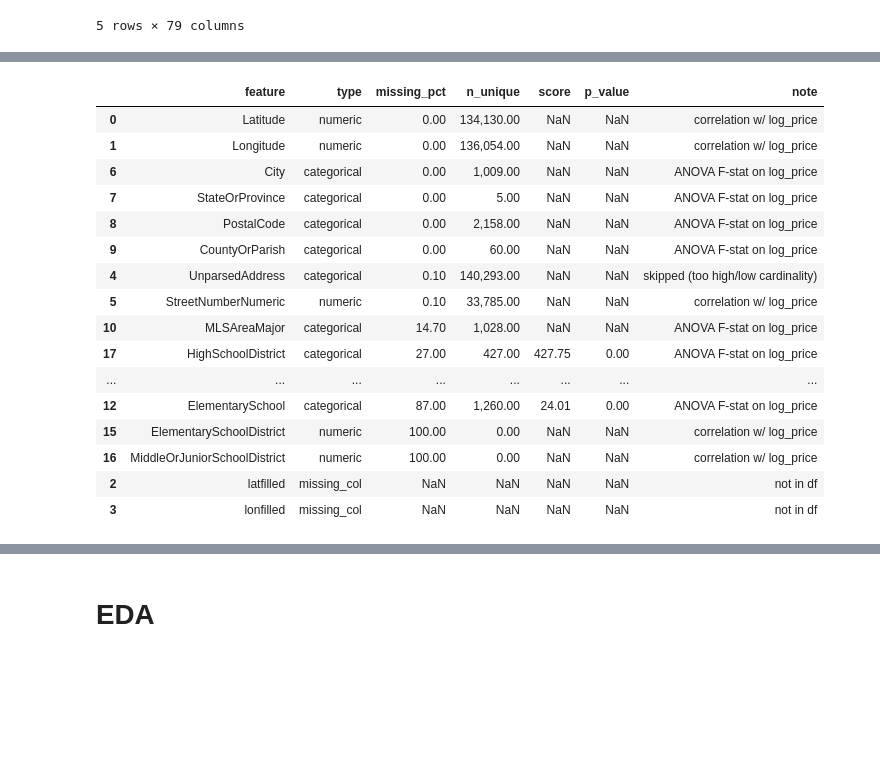
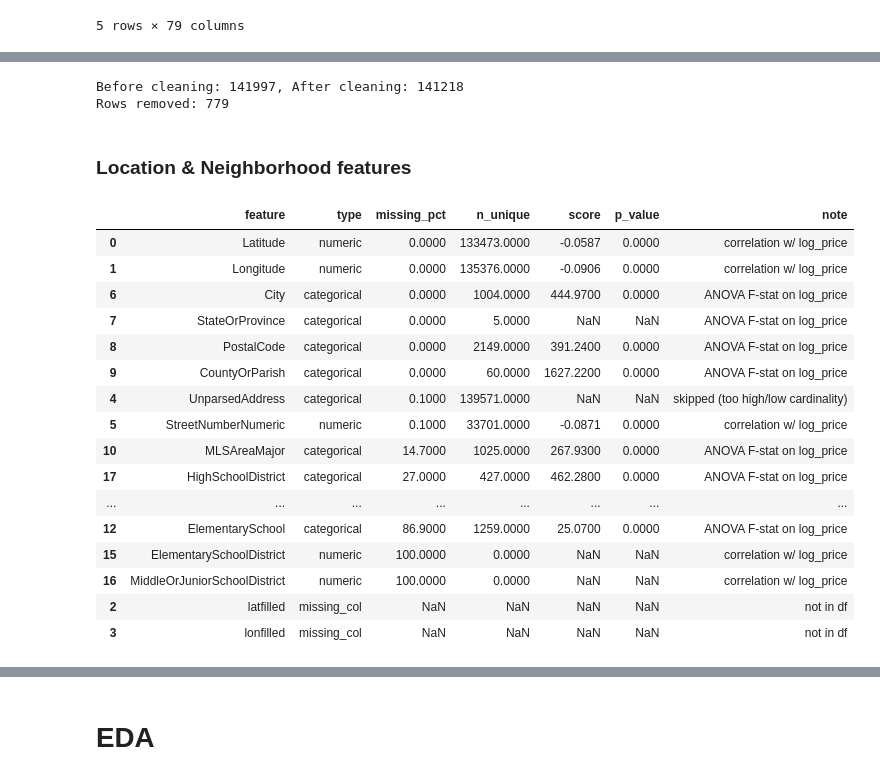
Before and after one commit to rsm-coc015/idx-exchange, a Jupyter notebook: 01_exploration.ipynb, the cells around one changed output, grey strips where cells are left out. Cells and saved outputs as stored; diff of their text form; code cells hidden in the pictures; blank space fills up the shorter version.

```diff
--- a/01_exploration.ipynb
+++ b/01_exploration.ipynb
@@ -57,0 +145,10 @@ Name: count, dtype: int64
+# %%
+pd.set_option("display.float_format", "{:.4f}".format)
+df["price_ratio"] = df["ClosePrice"] / df["ListPrice"]
+
+print(df["price_ratio"].describe())
+print(
+    df["price_ratio"].quantile(
+        [0.0001, 0.0005, 0.001, 0.005, 0.01, 0.5, 0.99, 0.995, 0.999, 0.9995, 0.9999]
+    )
+)
@@ -58,10 +173,20 @@ Name: count, dtype: int64
+# %%
+lower_cap = df["price_ratio"].quantile(0.005)  # 0.79
+upper_cap = df["price_ratio"].quantile(0.9995)  # 1.97
+
+# Filter out remaining anomalies
+df_clean = df[
+    (df["price_ratio"] >= lower_cap) & (df["price_ratio"] <= upper_cap)
+].copy()
+
+print(f"Before cleaning: {len(df)}, After cleaning: {len(df_clean)}")
+print(f"Rows removed: {len(df) - len(df_clean)}")
+# %% [output]
+Before cleaning: 141997, After cleaning: 141218
+Rows removed: 779
+# %% [markdown]
+### Location & Neighborhood features
 # %%
-import numpy as np
-from scipy import stats
-
-target = "ClosePrice"
-df["log_price"] = np.log(df[target])
-
 location_features = [
     "Latitude",
     "Longitude",
@@ -86,7 +211,7 @@ location_features = [
 results = []
 
 for col in location_features:
-    if col not in df.columns:
+    if col not in df_clean.columns:
         results.append(
             {
                 "feature": col,
@@ -99,12 +224,11 @@ for col in location_features:
         )
         continue
 
-    missing_pct = df[col].isna().mean() * 100
-    n_unique = df[col].nunique(dropna=True)
+    missing_pct = df_clean[col].isna().mean() * 100
+    n_unique = df_clean[col].nunique(dropna=True)
 
-    if pd.api.types.is_numeric_dtype(df[col]):
-        # 數值型：跟 log_price 的相關係數
-        valid = df[[col, "log_price"]].dropna()
+    if pd.api.types.is_numeric_dtype(df_clean[col]):
+        valid = df_clean[[col, "log_price"]].dropna()
         if len(valid) > 10:
             corr, p = stats.pearsonr(valid[col], valid["log_price"])
         else:
@@ -121,8 +245,7 @@ for col in location_features:
             }
         )
     else:
-        # 類別型：ANOVA F-test 看組間價格差異是否顯著
-        valid = df[[col, "log_price"]].dropna()
+        valid = df_clean[[col, "log_price"]].dropna()
         if n_unique < 2 or n_unique > 5000 or len(valid) < 30:
             results.append(
                 {
@@ -131,46 +254,46 @@ for col in location_features:
                     "missing_pct": round(missing_pct, 1),
                     "n_unique": n_unique,
                     "score": None,
                     "p_value": None,
                     "note": "skipped (too high/low cardinality)",
                 }
             )
             continue
         groups = [g["log_price"].values for _, g in valid.groupby(col) if len(g) >= 5]
         if len(groups) < 2:
             f_stat, p = np.nan, np.nan
         else:
             f_stat, p = stats.f_oneway(*groups)
         results.append(
             {
                 "feature": col,
                 "type": "categorical",
                 "missing_pct": round(missing_pct, 1),
                 "n_unique": n_unique,
                 "score": round(f_stat, 2) if pd.notna(f_stat) else None,
                 "p_value": p,
                 "note": "ANOVA F-stat on log_price",
             }
         )
 
 result_df = pd.DataFrame(results).sort_values("missing_pct")
 pd.set_option("display.max_rows", None)
 result_df
 # %% [output]
 |  | feature | type | missing_pct | n_unique | score | p_value | note |
-| 0 | Latitude | numeric | 0.00 | 134,130.00 | NaN | NaN | correlation w/ log_price |
-| 1 | Longitude | numeric | 0.00 | 136,054.00 | NaN | NaN | correlation w/ log_price |
-| 6 | City | categorical | 0.00 | 1,009.00 | NaN | NaN | ANOVA F-stat on log_price |
-| 7 | StateOrProvince | categorical | 0.00 | 5.00 | NaN | NaN | ANOVA F-stat on log_price |
-| 8 | PostalCode | categorical | 0.00 | 2,158.00 | NaN | NaN | ANOVA F-stat on log_price |
-| 9 | CountyOrParish | categorical | 0.00 | 60.00 | NaN | NaN | ANOVA F-stat on log_price |
-| 4 | UnparsedAddress | categorical | 0.10 | 140,293.00 | NaN | NaN | skipped (too high/low cardinality) |
-| 5 | StreetNumberNumeric | numeric | 0.10 | 33,785.00 | NaN | NaN | correlation w/ log_price |
-| 10 | MLSAreaMajor | categorical | 14.70 | 1,028.00 | NaN | NaN | ANOVA F-stat on log_price |
-| 17 | HighSchoolDistrict | categorical | 27.00 | 427.00 | 427.75 | 0.00 | ANOVA F-stat on log_price |
+| 0 | Latitude | numeric | 0.0000 | 133473.0000 | -0.0587 | 0.0000 | correlation w/ log_price |
+| 1 | Longitude | numeric | 0.0000 | 135376.0000 | -0.0906 | 0.0000 | correlation w/ log_price |
+| 6 | City | categorical | 0.0000 | 1004.0000 | 444.9700 | 0.0000 | ANOVA F-stat on log_price |
+| 7 | StateOrProvince | categorical | 0.0000 | 5.0000 | NaN | NaN | ANOVA F-stat on log_price |
+| 8 | PostalCode | categorical | 0.0000 | 2149.0000 | 391.2400 | 0.0000 | ANOVA F-stat on log_price |
+| 9 | CountyOrParish | categorical | 0.0000 | 60.0000 | 1627.2200 | 0.0000 | ANOVA F-stat on log_price |
+| 4 | UnparsedAddress | categorical | 0.1000 | 139571.0000 | NaN | NaN | skipped (too high/low cardinality) |
+| 5 | StreetNumberNumeric | numeric | 0.1000 | 33701.0000 | -0.0871 | 0.0000 | correlation w/ log_price |
+| 10 | MLSAreaMajor | categorical | 14.7000 | 1025.0000 | 267.9300 | 0.0000 | ANOVA F-stat on log_price |
+| 17 | HighSchoolDistrict | categorical | 27.0000 | 427.0000 | 462.2800 | 0.0000 | ANOVA F-stat on log_price |
 | ... | ... | ... | ... | ... | ... | ... | ... |
-| 12 | ElementarySchool | categorical | 87.00 | 1,260.00 | 24.01 | 0.00 | ANOVA F-stat on log_price |
-| 15 | ElementarySchoolDistrict | numeric | 100.00 | 0.00 | NaN | NaN | correlation w/ log_price |
-| 16 | MiddleOrJuniorSchoolDistrict | numeric | 100.00 | 0.00 | NaN | NaN | correlation w/ log_price |
+| 12 | ElementarySchool | categorical | 86.9000 | 1259.0000 | 25.0700 | 0.0000 | ANOVA F-stat on log_price |
+| 15 | ElementarySchoolDistrict | numeric | 100.0000 | 0.0000 | NaN | NaN | correlation w/ log_price |
+| 16 | MiddleOrJuniorSchoolDistrict | numeric | 100.0000 | 0.0000 | NaN | NaN | correlation w/ log_price |
 | 2 | latfilled | missing_col | NaN | NaN | NaN | NaN | not in df |
 | 3 | lonfilled | missing_col | NaN | NaN | NaN | NaN | not in df |
```
Also changed, not shown: parts of 37 cells of this notebook, 1 other file.
